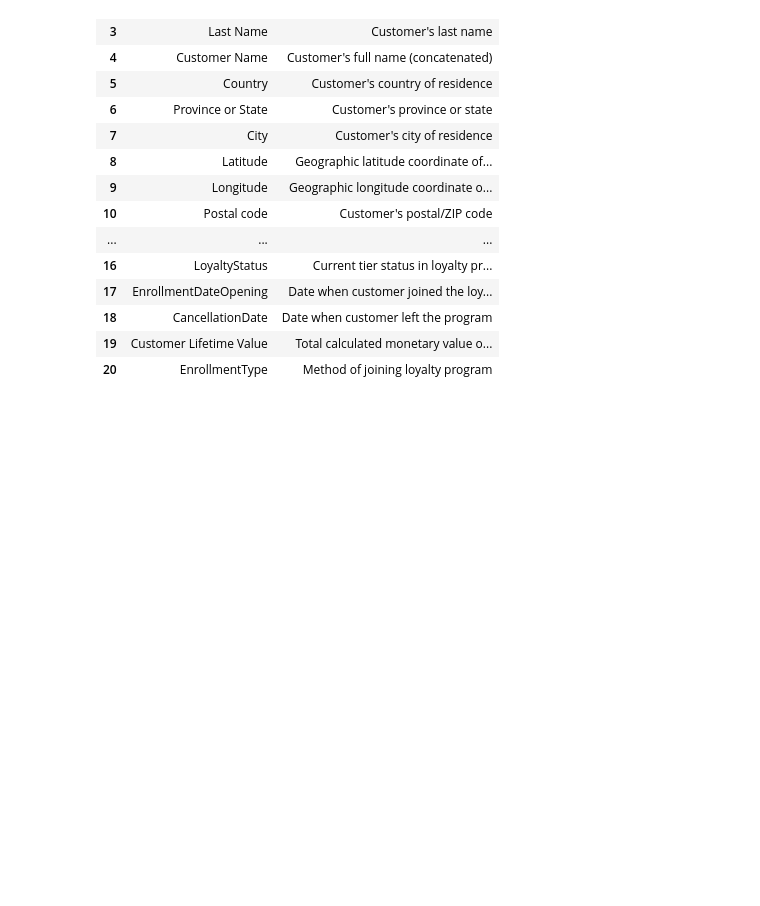
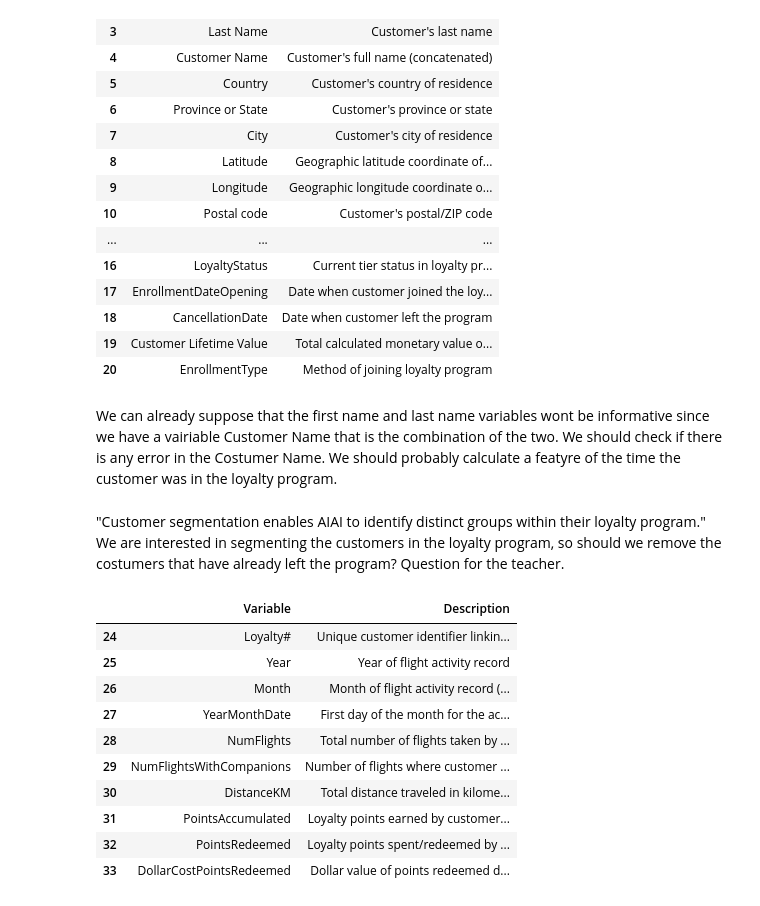
Before and after one commit to barbara-sousa-franco/Data-Mining-Project, a Jupyter notebook: Deliverable 1.ipynb, the cells around one changed output. Cells and saved outputs as stored; diff of their text form; code cells hidden in the pictures; blank space fills up the shorter version.

```diff
--- a/Deliverable 1.ipynb
+++ b/Deliverable 1.ipynb
@@ -66,3 +66,23 @@ display(metadata_customerDB)
 | 18 | CancellationDate | Date when customer left the program |
 | 19 | Customer Lifetime Value | Total calculated monetary value o... |
 | 20 | EnrollmentType | Method of joining loyalty program |
+# %% [markdown]
+We can already suppose that the first name and last name variables wont be informative since we have a vairiable Customer Name that is the combination of the two. We should check if there is any error in the Costumer Name. We should probably calculate a featyre of the time the customer was in the loyalty program.
+# %% [markdown]
+"Customer segmentation enables AIAI to identify distinct groups within their loyalty program." We are interested in segmenting the customers in the loyalty program, so should we remove the costumers that have already left the program? Question for the teacher.
+# %%
+metadata_flightsDB = df_metadata.loc[24:,['Unnamed: 1', 'Unnamed: 2']]
+metadata_flightsDB.columns = ['Variable', 'Description']
+display(metadata_flightsDB)
+# %% [output]
+|  | Variable | Description |
+| 24 | Loyalty# | Unique customer identifier linkin... |
+| 25 | Year | Year of flight activity record |
+| 26 | Month | Month of flight activity record (... |
+| 27 | YearMonthDate | First day of the month for the ac... |
+| 28 | NumFlights | Total number of flights taken by ... |
+| 29 | NumFlightsWithCompanions | Number of flights where customer ... |
+| 30 | DistanceKM | Total distance traveled in kilome... |
+| 31 | PointsAccumulated | Loyalty points earned by customer... |
+| 32 | PointsRedeemed | Loyalty points spent/redeemed by ... |
+| 33 | DollarCostPointsRedeemed | Dollar value of points redeemed d... |
```
Also changed, not shown: parts of 13 cells of this notebook.
